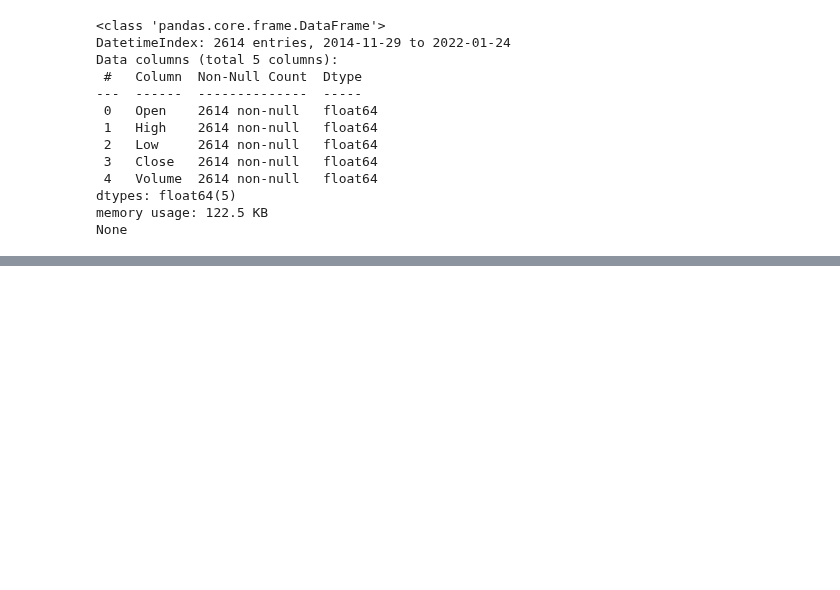
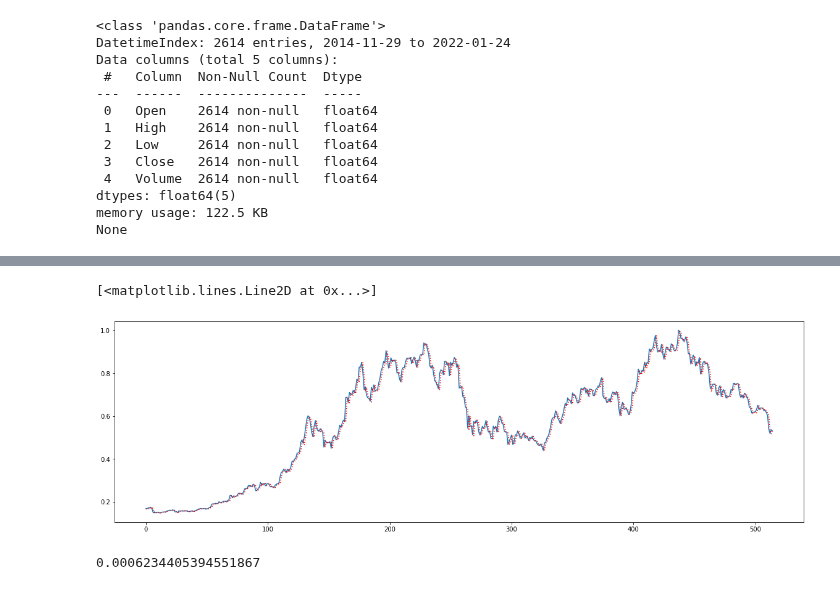
Before and after one commit to happysms/RuleBase-VS-TimeSeries-Algorithm, a Jupyter notebook: LinearRegression/linear_regression.ipynb, the cells around one changed output, grey strips where cells are left out. Saved outputs shown, nothing was run; the diff lists cells and outputs as text; code cells hidden in the pictures; blank space fills up the shorter version.

```diff
--- a/LinearRegression/linear_regression.ipynb
+++ b/LinearRegression/linear_regression.ipynb
@@ -379,0 +111,2 @@ plt.show()
+# %%
+y_pred = model.predict(x_valid)
@@ -379,0 +145,13 @@ plt.show()
+# %%
+y_valid = y_valid.reset_index(drop=True)
+# %%
+plt.figure(figsize=(20, 6))
+plt.plot(y_valid)
+plt.plot(y_pred, color='red', linestyle=":")
+# %% [output]
+[<matplotlib.lines.Line2D at 0x...>]
+[figure, added]
+# %%
+mean_squared_error(y_valid, y_pred)
+# %% [output]
+0.0006234405394551867
```
Also changed, not shown: parts of 42 cells of this notebook.
